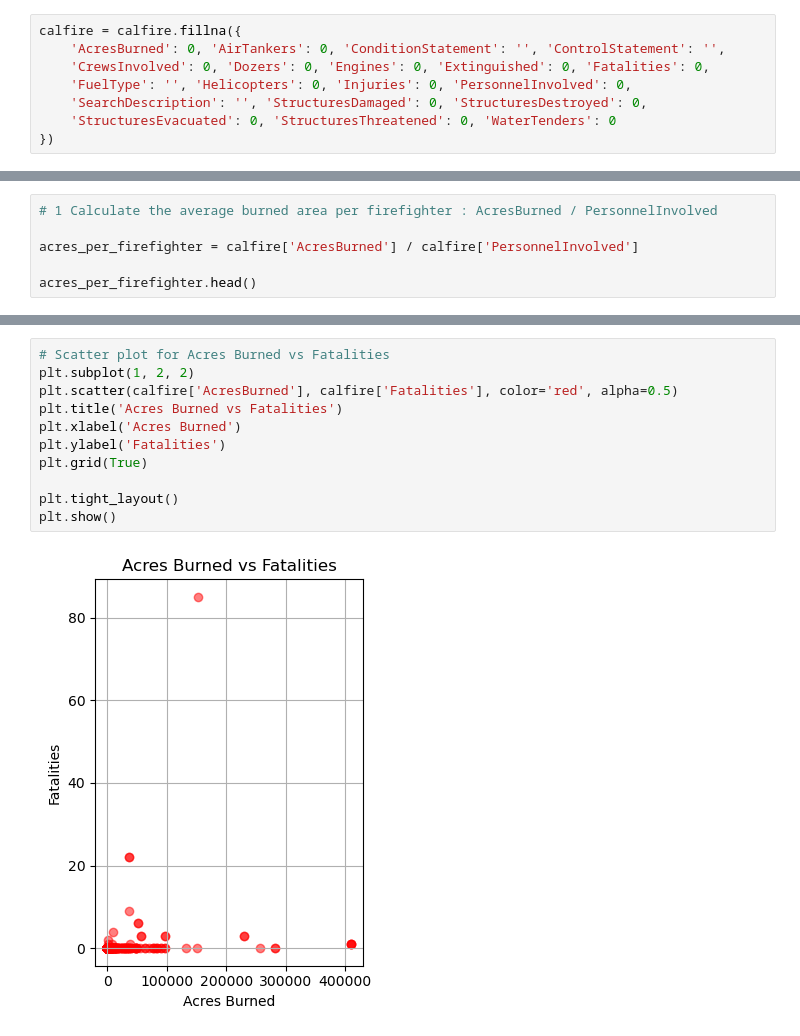
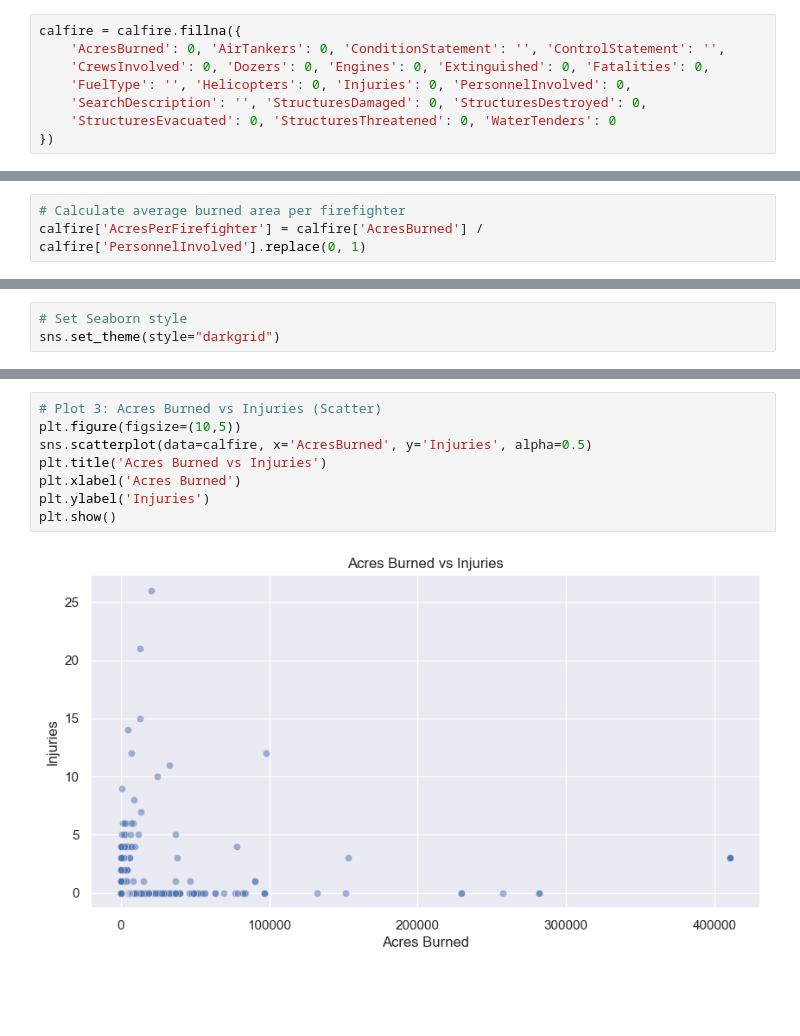
Before and after one commit to estortega/project_1, a Jupyter notebook: Denis_wild_fires_project_week_1.ipynb, the cells around one changed output, grey strips where cells are left out. Drawn from its saved outputs; the diff is of its cells as text; blank space fills up the shorter version.

Commit message:
Addedmore graphs and used the seaborn visualization.

```diff
--- a/Denis_wild_fires_project_week_1.ipynb
+++ b/Denis_wild_fires_project_week_1.ipynb
@@ -64,8 +67,5 @@ calfire.loc[:, 'StructuresEvacuated'] = calfire['StructuresEvacuated'].astype('i
 calfire.loc[:, 'StructuresThreatened'] = calfire['StructuresThreatened'].astype('int64')
 calfire.loc[:, 'WaterTenders'] = calfire['WaterTenders'].astype('int64')
 # %%
-# 1 Calculate the average burned area per firefighter : AcresBurned	/ PersonnelInvolved
-
-acres_per_firefighter = calfire['AcresBurned'] / calfire['PersonnelInvolved']
-
-acres_per_firefighter.head()
+# Calculate average burned area per firefighter
+calfire['AcresPerFirefighter'] = calfire['AcresBurned'] / calfire['PersonnelInvolved'].replace(0, 1)
@@ -79 +72,4 @@ dtype: float64
+# %%
+# Set Seaborn style
+sns.set_theme(style="darkgrid")
 # %%
@@ -145,13 +100,10 @@ plt.grid(True)
 # %%
-# Scatter plot for Acres Burned vs Fatalities
-plt.subplot(1, 2, 2)
-plt.scatter(calfire['AcresBurned'], calfire['Fatalities'], color='red', alpha=0.5)
-plt.title('Acres Burned vs Fatalities')
+# Plot 3: Acres Burned vs Injuries (Scatter)
+plt.figure(figsize=(10,5))
+sns.scatterplot(data=calfire, x='AcresBurned', y='Injuries', alpha=0.5)
+plt.title('Acres Burned vs Injuries')
 plt.xlabel('Acres Burned')
-plt.ylabel('Fatalities')
-plt.grid(True)
-
-plt.tight_layout()
+plt.ylabel('Injuries')
 plt.show()
 # %% [output]
-[figure, old version]
+[figure, new version]
```
Also changed, not shown: parts of 13 cells of this notebook.
